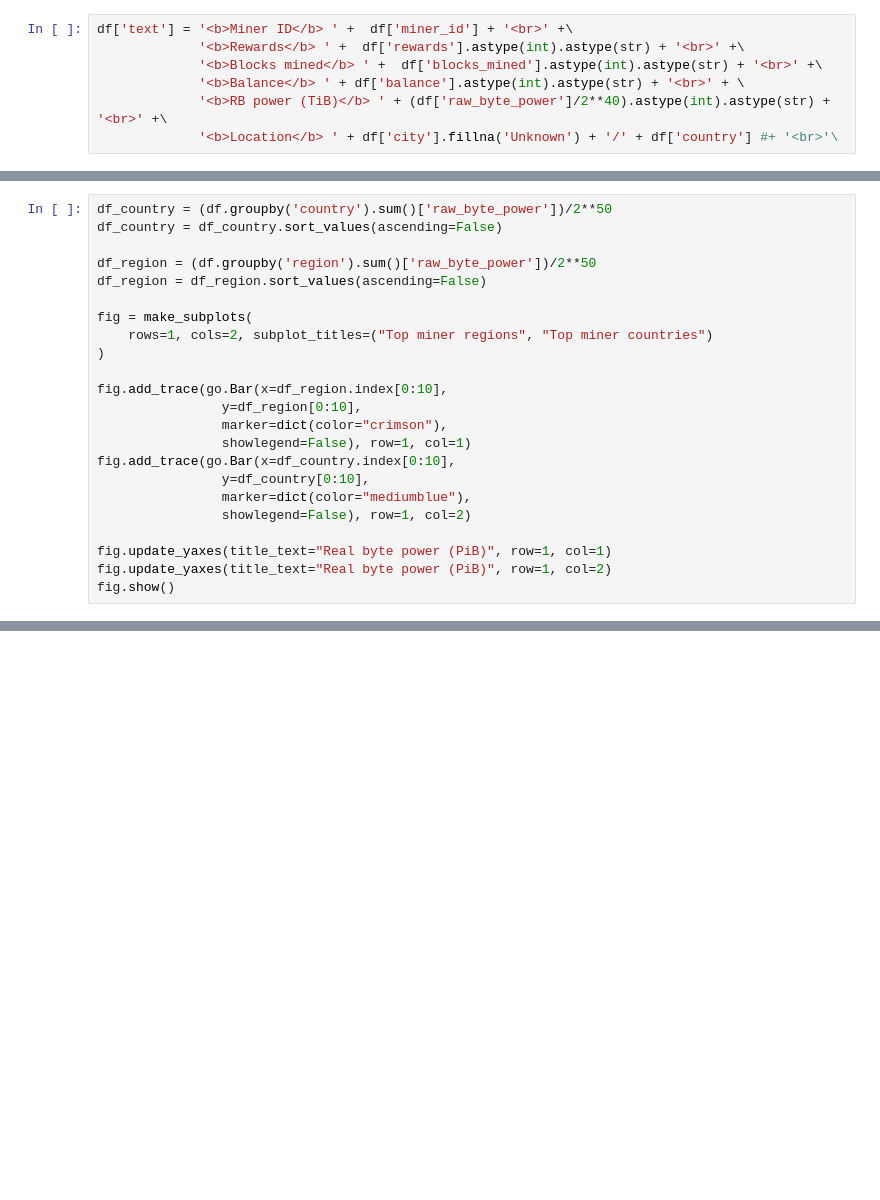
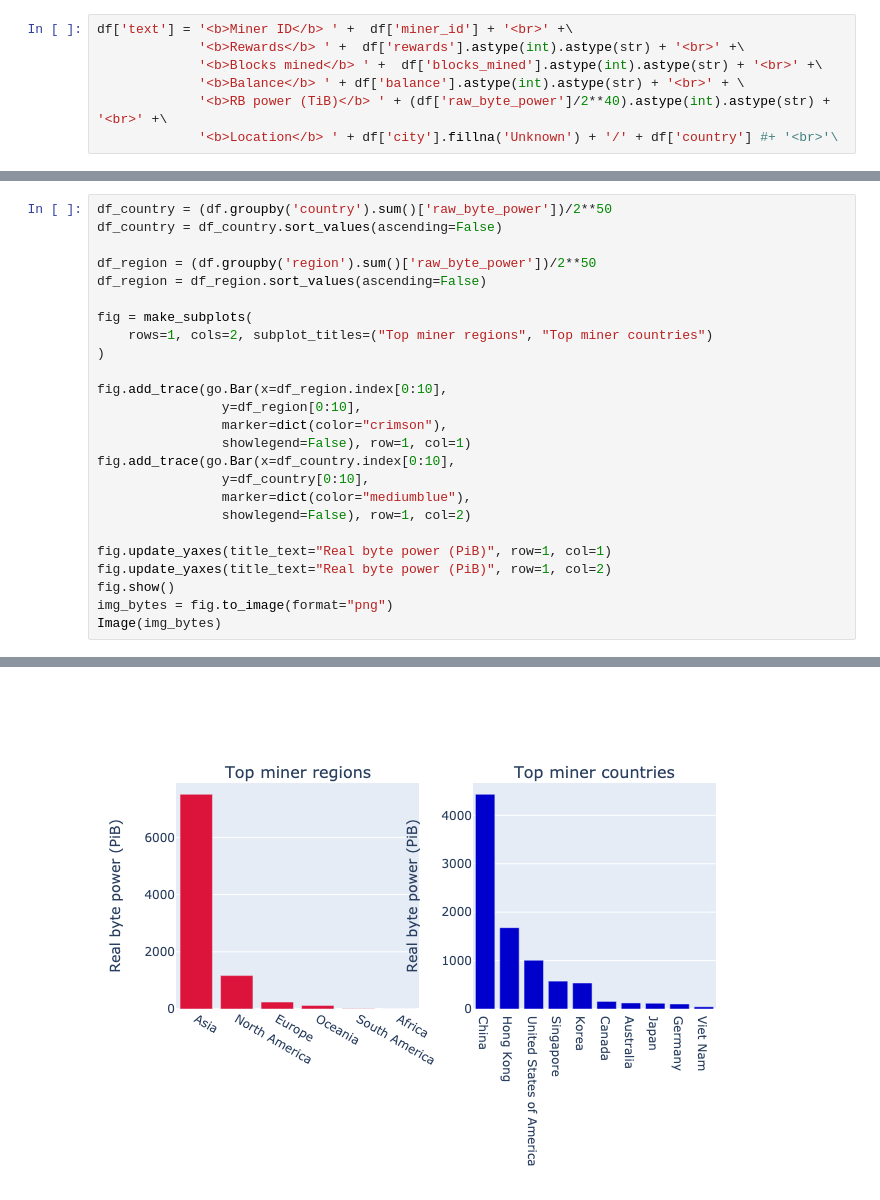
Before and after one commit to beng-starboard/transaction-flow, a Jupyter notebook: notebooks/Miner regions.ipynb, the cells around one changed output, grey strips where cells are left out. Saved outputs shown, nothing was run; the diff lists cells and outputs as text; blank space fills up the shorter version.

```diff
--- a/notebooks/Miner regions.ipynb
+++ b/notebooks/Miner regions.ipynb
@@ -143,25 +146,28 @@ fig.show()
 # %%
 df_country = (df.groupby('country').sum()['raw_byte_power'])/2**50
 df_country = df_country.sort_values(ascending=False)
 
 df_region = (df.groupby('region').sum()['raw_byte_power'])/2**50
 df_region = df_region.sort_values(ascending=False)
 
 fig = make_subplots(
     rows=1, cols=2, subplot_titles=("Top miner regions", "Top miner countries")
 )
 
 fig.add_trace(go.Bar(x=df_region.index[0:10],
                 y=df_region[0:10],
                 marker=dict(color="crimson"),
                 showlegend=False), row=1, col=1)
 fig.add_trace(go.Bar(x=df_country.index[0:10],
                 y=df_country[0:10],
                 marker=dict(color="mediumblue"),
                 showlegend=False), row=1, col=2)
 
 fig.update_yaxes(title_text="Real byte power (PiB)", row=1, col=1)
 fig.update_yaxes(title_text="Real byte power (PiB)", row=1, col=2)
 fig.show()
+img_bytes = fig.to_image(format="png")
+Image(img_bytes)
 # %% [output]
 [interactive output not drawn]
+[figure, added]
```
Also changed, not shown: parts of 1 cell of this notebook.
